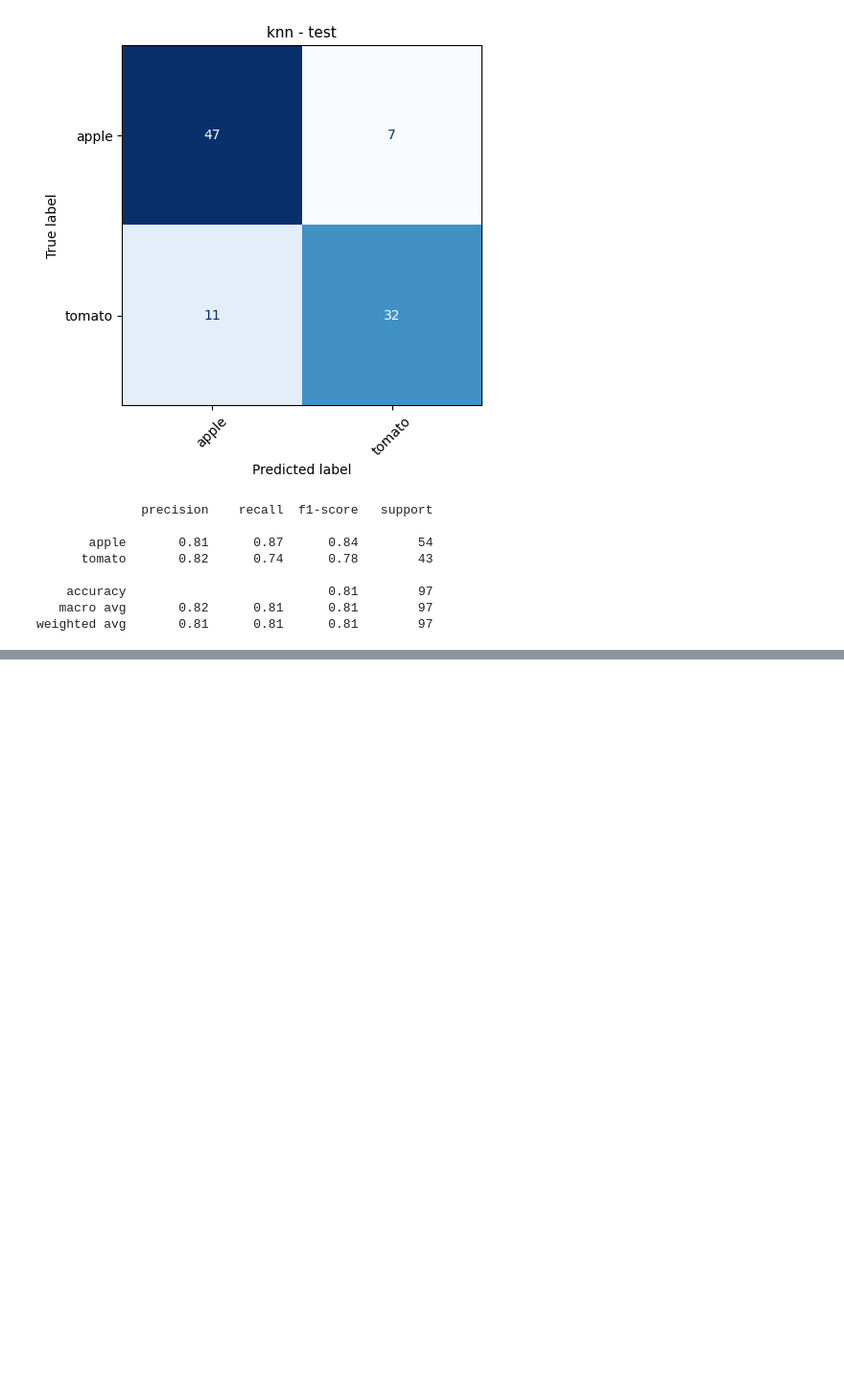
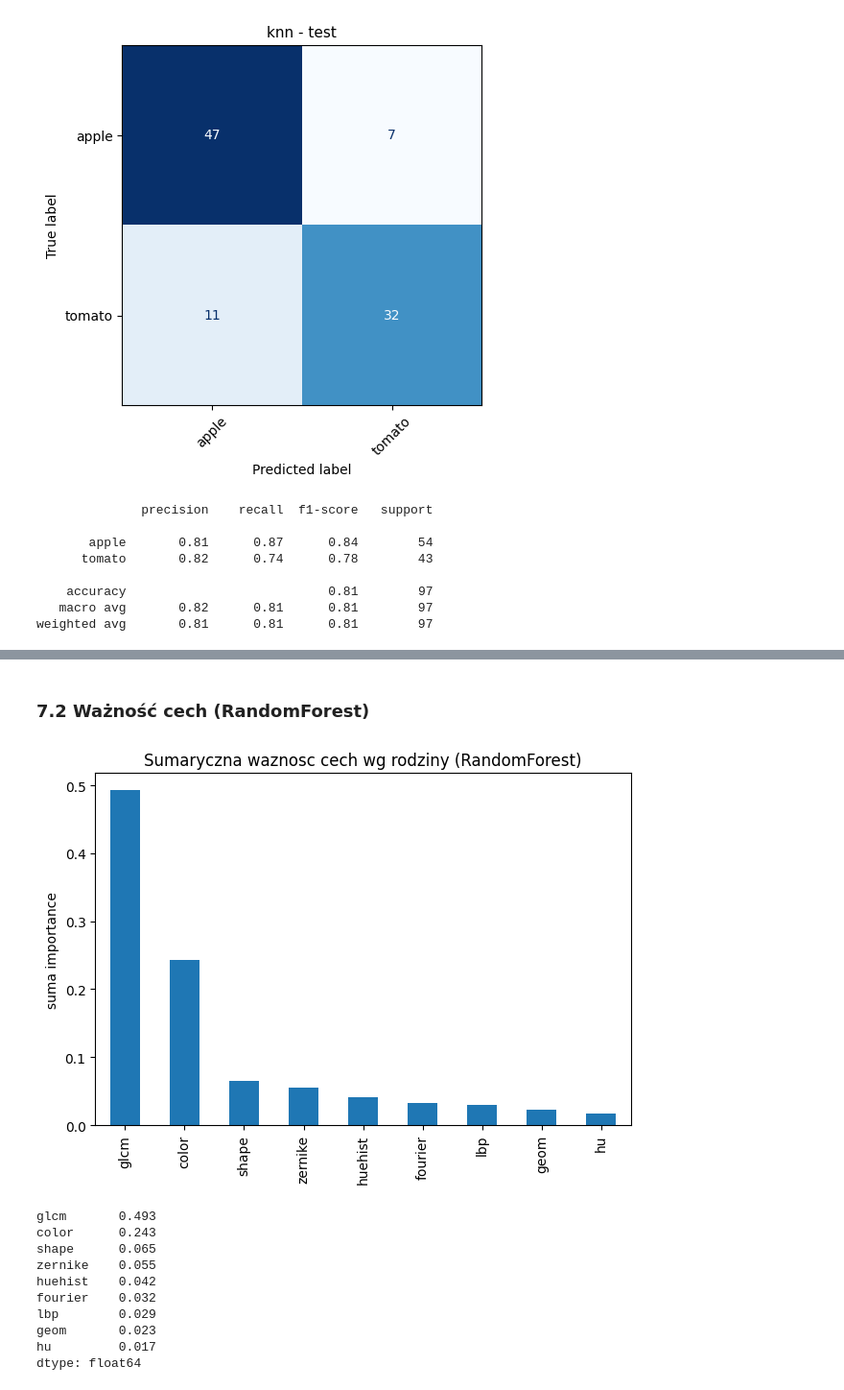
Before and after one commit to Ki3mONo/Computer-Vision-AGH, a Jupyter notebook: lab67/notebooks/project.ipynb, the cells around one changed output, grey strips where cells are left out. Shown at 96% size. Drawn from its saved outputs; the diff is of its cells as text; code cells hidden in the pictures; blank space fills up the shorter version.

```diff
--- a/lab67/notebooks/project.ipynb
+++ b/lab67/notebooks/project.ipynb
@@ -160,0 +191,25 @@ weighted avg       0.81      0.81      0.81        97
+# %% [markdown]
+### 7.2 Ważność cech (RandomForest)
+# %%
+from sklearn.ensemble import RandomForestClassifier
+
+rf = RandomForestClassifier(n_estimators=400, random_state=RNG).fit(splits["X_train"], splits["y_train"])
+imp = rf.feature_importances_
+rodzina = np.array([f for f in USE for _ in features.feature_names((f,))])
+waznosc_rodzin = pd.Series(imp, index=rodzina).groupby(level=0).sum().sort_values(ascending=False)
+
+waznosc_rodzin.plot.bar(title="Sumaryczna waznosc cech wg rodziny (RandomForest)")
+plt.ylabel("suma importance"); plt.tight_layout(); plt.show()
+waznosc_rodzin.round(3)
+# %% [output]
+[figure, added]
+glcm       0.493
+color      0.243
+shape      0.065
+zernike    0.055
+huehist    0.042
+fourier    0.032
+lbp        0.029
+geom       0.023
+hu         0.017
+dtype: float64
```
Also changed, not shown: parts of 15 cells of this notebook, 2 other files.
